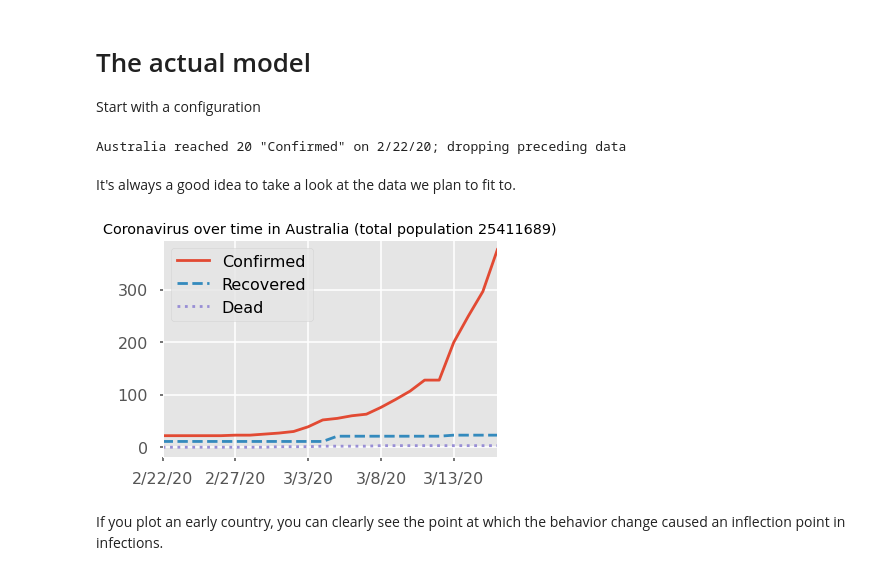
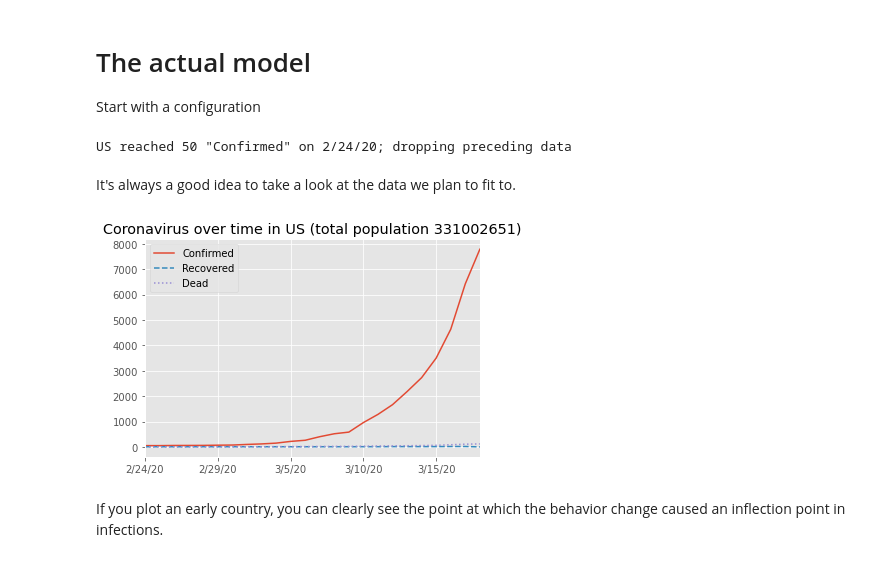
Before and after one commit to peddie/covid19-modelling, a Jupyter notebook: Covid19 MCMC analysis.ipynb, the cells around one changed output. Cells and saved outputs as stored; diff of their text form; code cells hidden in the pictures.

```diff
--- a/Covid19 MCMC analysis.ipynb
+++ b/Covid19 MCMC analysis.ipynb
@@ -16,3 +24,18 @@ matplotlib.style.use('ggplot')
+# %%
+# worldometer.com, just took the current ones.  these numbers can be pretty approximate.
+populations = {
+    'Italy':60488135,
+    'China':1435000000,
+    'Korea, South':51256309,
+    'Spain':46749498,
+    'US':331002651,
+    'Australia':25411689,
+    'Iran':83671720,
+    'France':65231249,
+    'Germany':83706861,
+    'India':1376085273,
+    'Russia':145916728,
+}
 # %% [markdown]
 # Fetch the latest data on the epidemic
 # %%
@@ -192,26 +77,22 @@ def plot_posterior_time_series(samples, meas, config, plotf=plot_dist_time_serie
 Start with a configuration
 # %%
 data_config = {
-    'start_at_infections':20,
+    'start_index':data_start_index,
+    'start_at_infections':50,
     'start_at_deaths':5,
-    'country':'Australia',
+    'country':'US',
 }
 # %%
-measurements = form_table(data_config)
+measurements = form_table(data_config, confirmed, recovered, dead)
 day_count = measurements.shape[0]
 # %% [output]
-Australia reached 20 "Confirmed" on 2/22/20; dropping preceding data
+US reached 50 "Confirmed" on 2/24/20; dropping preceding data
 # %% [markdown]
 It's always a good idea to take a look at the data we plan to fit to.
-# %%
-def display_measurements(measurements, name):
-    title=f'Coronavirus over time in {name} (total population {populations[name]})'
-    measurements.plot(grid=True,
-                      title=title, style=['-', '--', ':'])
-
-display_measurements(measurements, data_config['country'])
-# %% [output]
-[figure, removed]
+# %%
+display_measurements(measurements, populations, data_config['country'])
+# %% [output]
+[figure, added]
 # %% [markdown]
 If you plot an early country, you can clearly see the point at which the behavior change caused an inflection point in infections.
 # %% [markdown]
```
Also changed, not shown: parts of 37 cells of this notebook, 4 other files.
